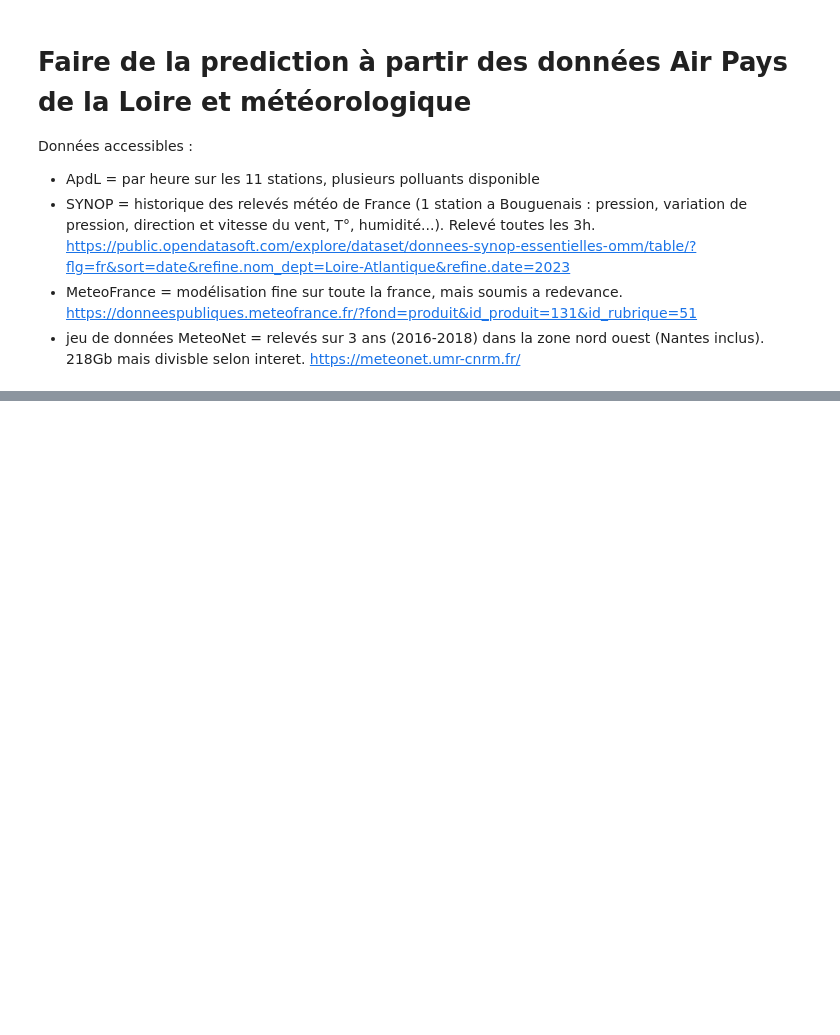
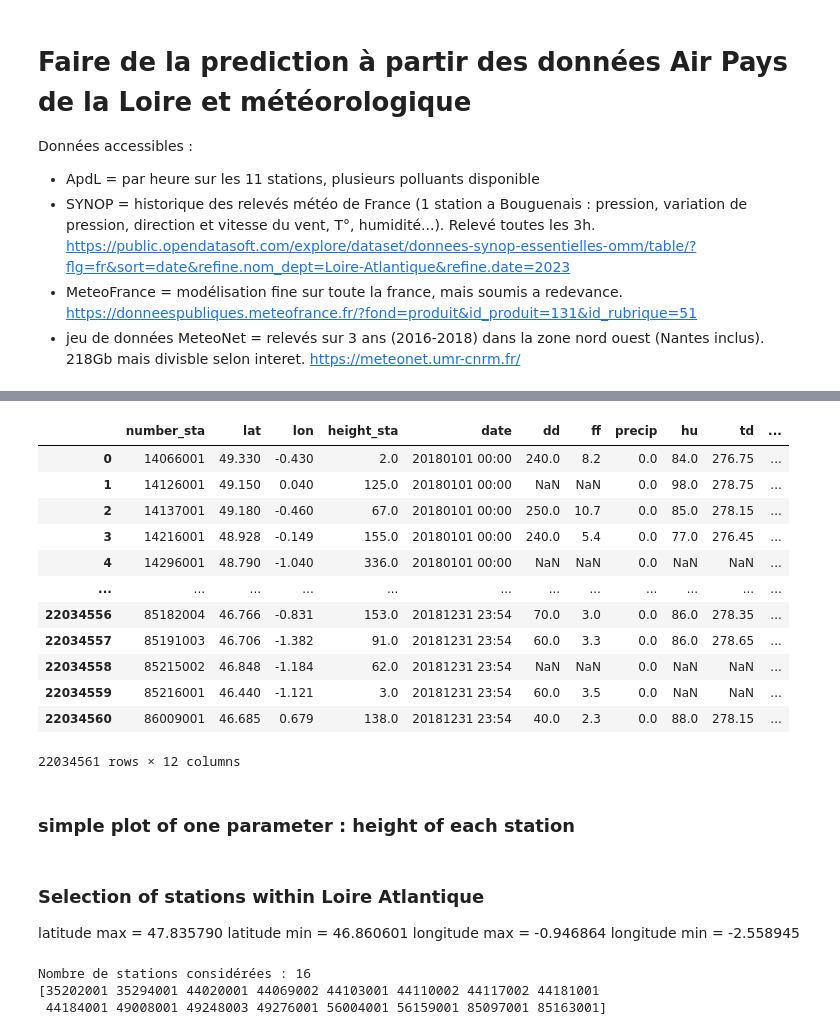
Before and after one commit to gmartinod/AirpdLoire_PM10_viz, a Jupyter notebook: analyse.ipynb, the cells around one changed output, grey strips where cells are left out. Cells and saved outputs as stored; diff of their text form; code cells hidden in the pictures; blank space fills up the shorter version.

Commit message:
add MeteoNet data, select LoireAtlantique stations

```diff
--- a/analyse.ipynb
+++ b/analyse.ipynb
@@ -168,0 +177,3 @@ Données accessibles :
+# %%
+raw_df_nw2018 = pd.read_csv(r'./NW2018.csv', sep=',')
+raw_df_nw2018.info()
@@ -168,0 +228,18 @@ Données accessibles :
+# %%
+raw_df_nw2018.head(-10)
+# %% [output]
+|  | number_sta | lat | lon | height_sta | date | dd | ff | precip | hu | td | ... |
+| 0 | 14066001 | 49.330 | -0.430 | 2.0 | 20180101 00:00 | 240.0 | 8.2 | 0.0 | 84.0 | 276.75 | ... |
+| 1 | 14126001 | 49.150 | 0.040 | 125.0 | 20180101 00:00 | NaN | NaN | 0.0 | 98.0 | 278.75 | ... |
+| 2 | 14137001 | 49.180 | -0.460 | 67.0 | 20180101 00:00 | 250.0 | 10.7 | 0.0 | 85.0 | 278.15 | ... |
+| 3 | 14216001 | 48.928 | -0.149 | 155.0 | 20180101 00:00 | 240.0 | 5.4 | 0.0 | 77.0 | 276.45 | ... |
+| 4 | 14296001 | 48.790 | -1.040 | 336.0 | 20180101 00:00 | NaN | NaN | 0.0 | NaN | NaN | ... |
+| ... | ... | ... | ... | ... | ... | ... | ... | ... | ... | ... | ... |
+| 22034556 | 85182004 | 46.766 | -0.831 | 153.0 | 20181231 23:54 | 70.0 | 3.0 | 0.0 | 86.0 | 278.35 | ... |
+| 22034557 | 85191003 | 46.706 | -1.382 | 91.0 | 20181231 23:54 | 60.0 | 3.3 | 0.0 | 86.0 | 278.65 | ... |
+| 22034558 | 85215002 | 46.848 | -1.184 | 62.0 | 20181231 23:54 | NaN | NaN | 0.0 | NaN | NaN | ... |
+| 22034559 | 85216001 | 46.440 | -1.121 | 3.0 | 20181231 23:54 | 60.0 | 3.5 | 0.0 | NaN | NaN | ... |
+| 22034560 | 86009001 | 46.685 | 0.679 | 138.0 | 20181231 23:54 | 40.0 | 2.3 | 0.0 | 88.0 | 278.15 | ... |
+22034561 rows × 12 columns
+# %% [markdown]
+### simple plot of one parameter : height of each station
@@ -168,0 +273,23 @@ Données accessibles :
+# %% [markdown]
+### Selection of stations within Loire Atlantique
+latitude max = 47.835790
+latitude min = 46.860601
+longitude max = -0.946864
+longitude min = -2.558945
+# %%
+lat_max = 47.835790
+lat_min = 46.860601
+lon_max = -0.946864
+lon_min = -2.558945
+
+df_raw_LA = raw_df_nw2018.loc[(raw_df_nw2018["lat"] > lat_min) & (raw_df_nw2018["lat"] < lat_max) & (raw_df_nw2018["lon"] > lon_min) & (raw_df_nw2018["lon"] < lon_max)]
+
+stations_LA = df_raw_LA['number_sta'].unique()
+stations_LA.sort()
+nb_station = len(stations_LA)
+print(f'\nNombre de stations considérées : {nb_station}')
+print(stations_LA)
+# %% [output]
+Nombre de stations considérées : 16
+[35202001 35294001 44020001 44069002 44103001 44110002 44117002 44181001
+ 44184001 49008001 49248003 49276001 56004001 56159001 85097001 85163001]
```
Also changed, not shown: parts of 8 cells of this notebook.
